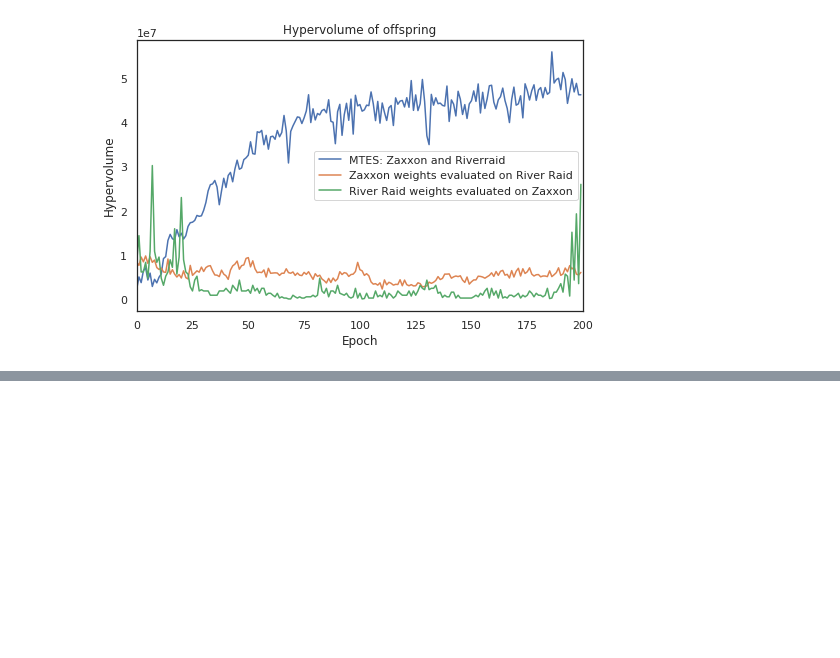
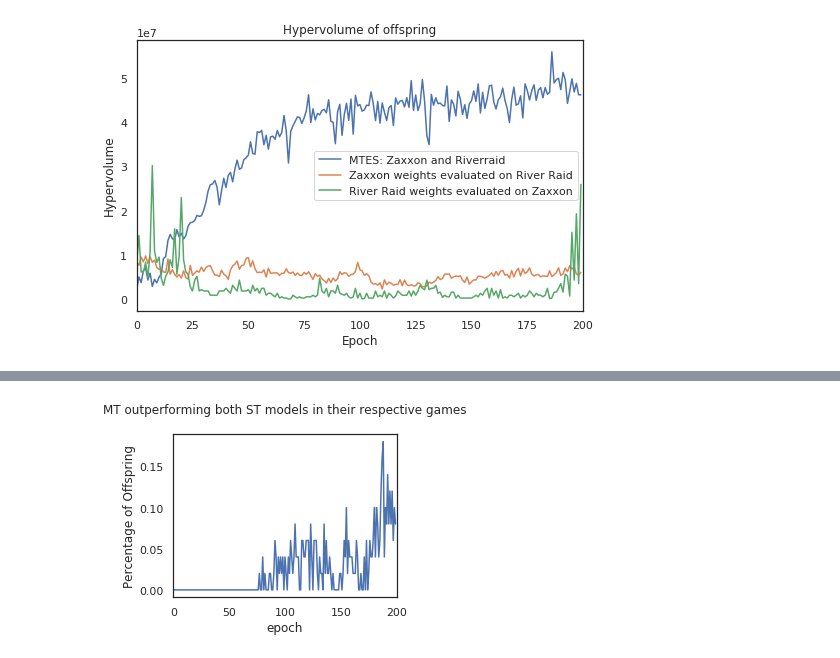
Before and after one commit to deyandyankov/research.mtne, a Jupyter notebook: gpu_implementation/analysis/IJCNN2020.ipynb, the cells around one changed output, grey strips where cells are left out. Cells and saved outputs as stored; diff of their text form; code cells hidden in the pictures; blank space fills up the shorter version.

```diff
--- a/gpu_implementation/analysis/IJCNN2020.ipynb
+++ b/gpu_implementation/analysis/IJCNN2020.ipynb
@@ -166,7 +147,10 @@ for k, df in dkl_results_50k.items():
 # %%
 mt5k_outperf = ijcnn_getters.get_outerperformer_data(e['MT'], iterations=200)
 # %%
-ijcnn_plots.outperformer(mt5k_outperf, iterations=200, title='MT outperforming both ST models in their respective games')
+p = ijcnn_plots.outperformer(mt5k_outperf, iterations=200, title='MT outperforming both ST models in their respective games')
+ijcnn_plots.save_plot(p, 'outperformer-5k')
+# %% [output]
+[figure, added]
 # %%
 mt50k_outperf = ijcnn_getters.get_outerperformer_data(e['MT50k'], iterations=200)
 # %%
```
Also changed, not shown: parts of 7 cells of this notebook, 2 other files.
